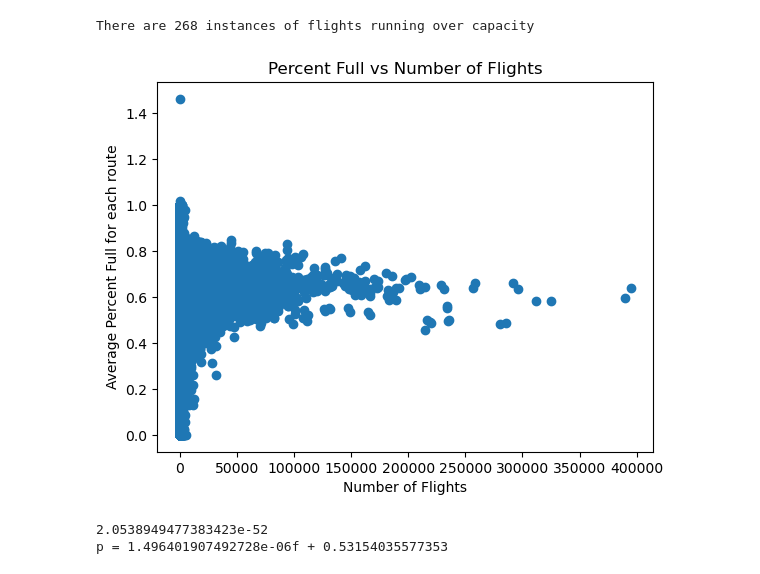
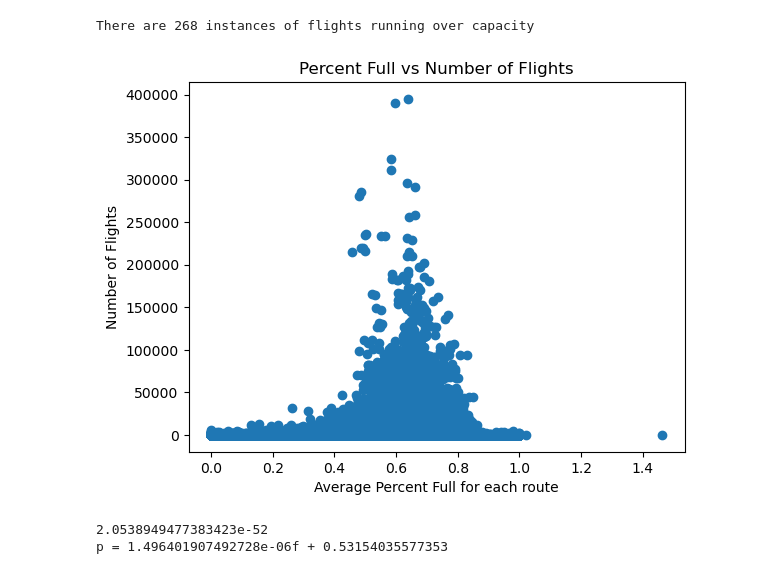
Before and after one commit to gigodata/08-EV-charging, a Jupyter notebook: Chart Generation.ipynb, the cells around one changed output. Drawn from its saved outputs; the diff is of its cells as text; code cells hidden in the pictures.

```diff
--- a/Chart Generation.ipynb
+++ b/Chart Generation.ipynb
@@ -121,13 +125,13 @@ print(f'There are {len(test)} instances of flights running over capacity')
 # %% [output]
 There are 268 instances of flights running over capacity
 # %%
-plt.scatter(fullFrame['Flights'], fullFrame['Percent Full'])
-plt.xlabel('Number of Flights')
-plt.ylabel('Average Percent Full for each route')
+plt.scatter(fullFrame['Percent Full'], fullFrame['Flights'])
+plt.ylabel('Number of Flights')
+plt.xlabel('Average Percent Full for each route')
 plt.title('Percent Full vs Number of Flights')
 plt.show()
 # %% [output]
-[figure, old version]
+[figure, new version]
 # %%
 (slope, intercept, rvalue, pvalue, stderr) = st.linregress(fullFrame['Flights'], fullFrame['Percent Full'])
 print(pvalue)
```
Also changed, not shown: parts of 12 cells of this notebook.
